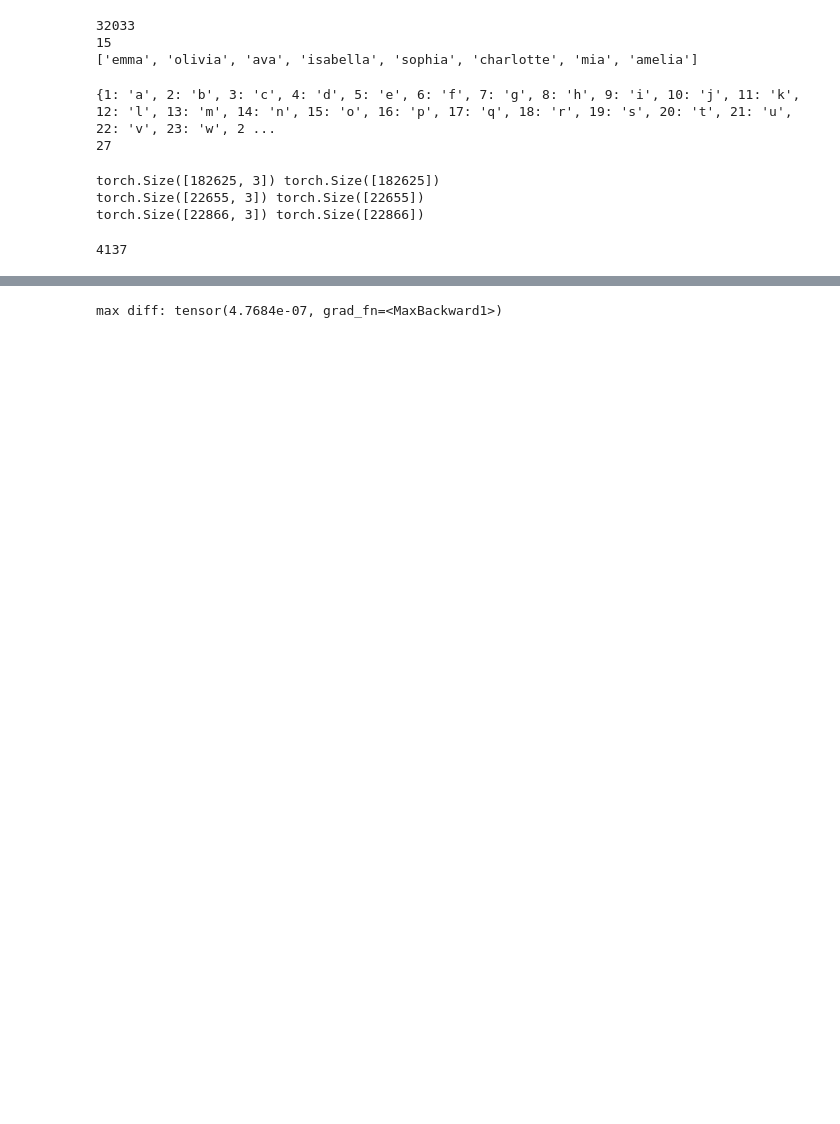
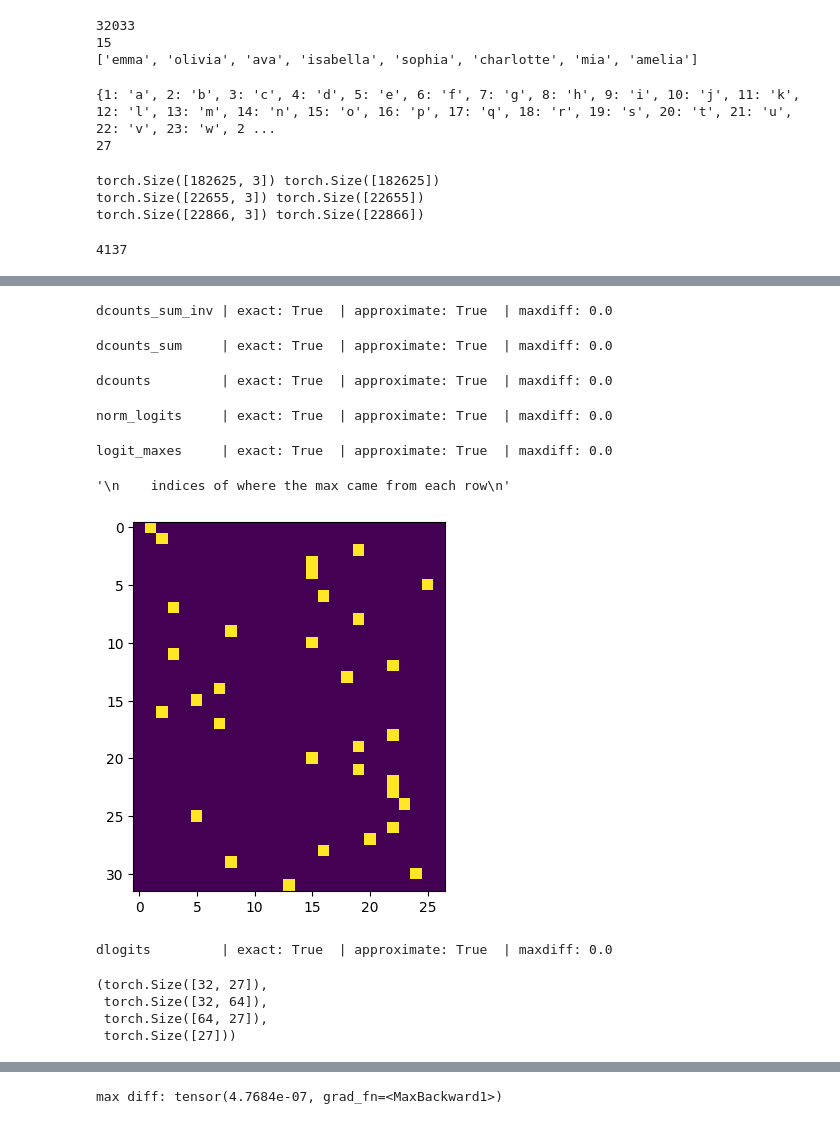
Before and after one commit to iharsh02/neural_networks, a Jupyter notebook: notebook/backpropninja/build_makemore_backprop ninja.ipynb, the cells around one changed output, grey strips where cells are left out. Drawn from its saved outputs; the diff is of its cells as text; code cells hidden in the pictures; blank space fills up the shorter version.

```diff
--- a/notebook/backpropninja/build_makemore_backprop ninja.ipynb
+++ b/notebook/backpropninja/build_makemore_backprop ninja.ipynb
@@ -160,0 +300,60 @@ tensor(3.3401, grad_fn=<NegBackward0>)
+# %%
+dcounts_sum_inv = (counts * dprobs).sum(1 , keepdim=True)
+cmp("dcounts_sum_inv",dcounts_sum_inv , counts_sum_inv)
+# %% [output]
+dcounts_sum_inv | exact: True  | approximate: True  | maxdiff: 0.0
+# %%
+
+dcounts = counts_sum_inv * dprobs
+
+dcounts_sum = dcounts_sum_inv * (-counts_sum**-2)
+cmp("dcounts_sum",dcounts_sum , counts_sum)
+# %% [output]
+dcounts_sum     | exact: True  | approximate: True  | maxdiff: 0.0
+# %%
+dcounts += torch.ones_like(counts) * dcounts_sum
+cmp("dcounts",dcounts , counts)
+# %% [output]
+dcounts         | exact: True  | approximate: True  | maxdiff: 0.0
+# %%
+dnorm_logits = counts * dcounts
+cmp("norm_logits" , dnorm_logits , norm_logits)
+# %% [output]
+norm_logits     | exact: True  | approximate: True  | maxdiff: 0.0
+# %%
+dlogits = dnorm_logits.clone()
+dlogit_maxes = (-dnorm_logits).sum(1 , keepdim=True)
+cmp('logit_maxes', dlogit_maxes, logit_maxes)
+# %% [output]
+logit_maxes     | exact: True  | approximate: True  | maxdiff: 0.0
+# %%
+plt.imshow(F.one_hot(logits.max(1).indices, num_classes=logits.shape[1]))
+
+"""
+    indices of where the max came from each row
+"""
+# %% [output]
+'\n    indices of where the max came from each row\n'
+[figure, added]
+# %%
+dlogits += F.one_hot(logits.max(1).indices, num_classes=logits.shape[1]) * dlogit_maxes
+cmp("dlogits" , dlogits , logits)
+# %% [output]
+dlogits         | exact: True  | approximate: True  | maxdiff: 0.0
+# %%
+"""
+    logits = h @ W2 + b2
+
+    dh = [32 , 64]@[64 , 27] - > [32 , 27]
+    dW2 = [64, 32](transpose) @ [32  ,27] - > [64, 27]
+    db2 = [32 ,27] when sum against 0 layer ->[27]
+
+"""
+
+
+dlogits.shape  , h.shape , W2.shape , b2.shape
+# %% [output]
+(torch.Size([32, 27]),
+ torch.Size([32, 64]),
+ torch.Size([64, 27]),
+ torch.Size([27]))
```
Also changed, not shown: parts of 36 cells of this notebook.
